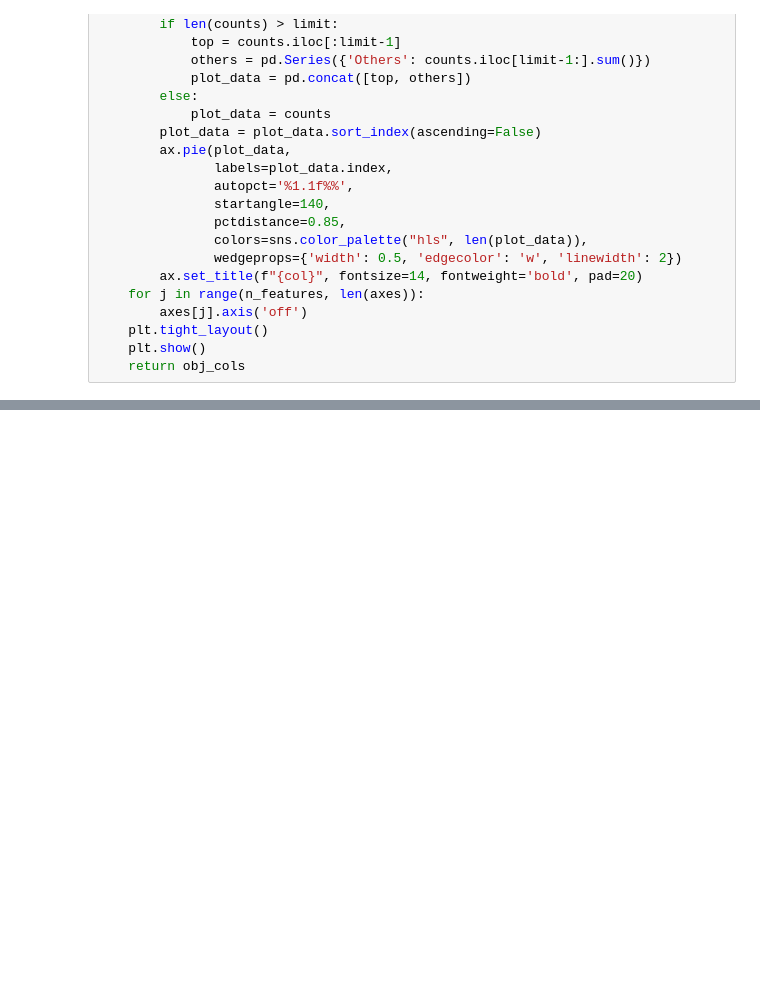
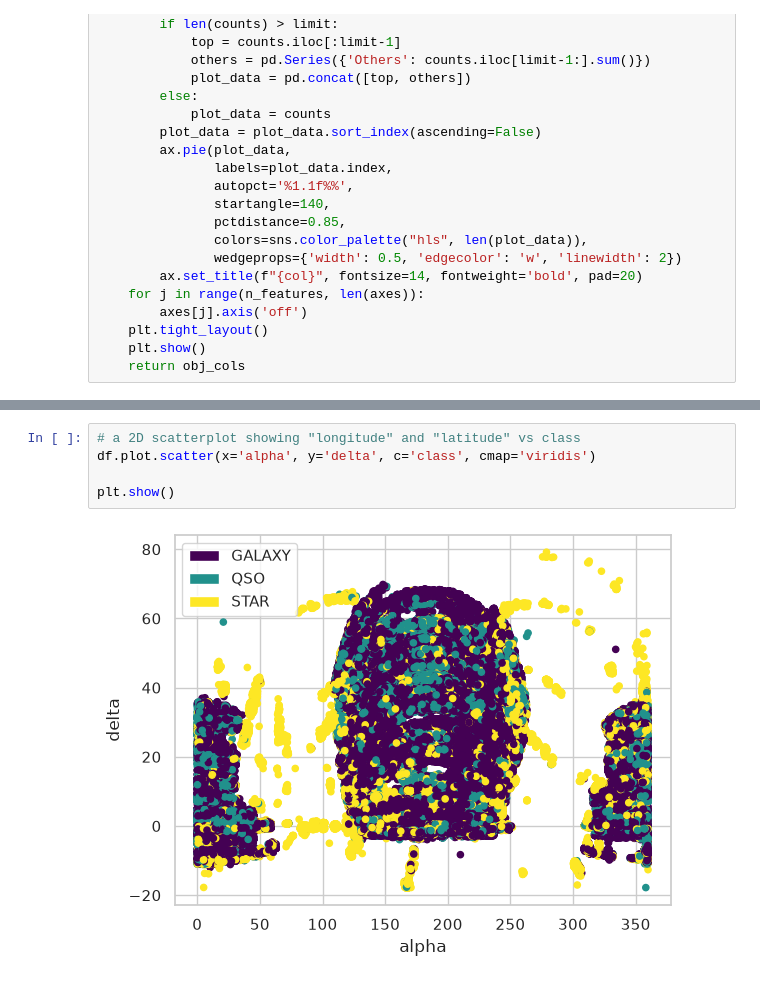
Before and after one commit to ryan-halstater/Stellar-Classification, a Jupyter notebook: EDA.ipynb, the cells around one changed output, grey strips where cells are left out. Drawn from its saved outputs; the diff is of its cells as text; blank space fills up the shorter version.

```diff
--- a/EDA.ipynb
+++ b/EDA.ipynb
@@ -129,0 +146,7 @@ Classification: STAR
+# %%
+# a 2D scatterplot showing "longitude" and "latitude" vs class
+df.plot.scatter(x='alpha', y='delta', c='class', cmap='viridis')
+
+plt.show()
+# %% [output]
+[figure, added]
```
Also changed, not shown: parts of 9 cells of this notebook.
